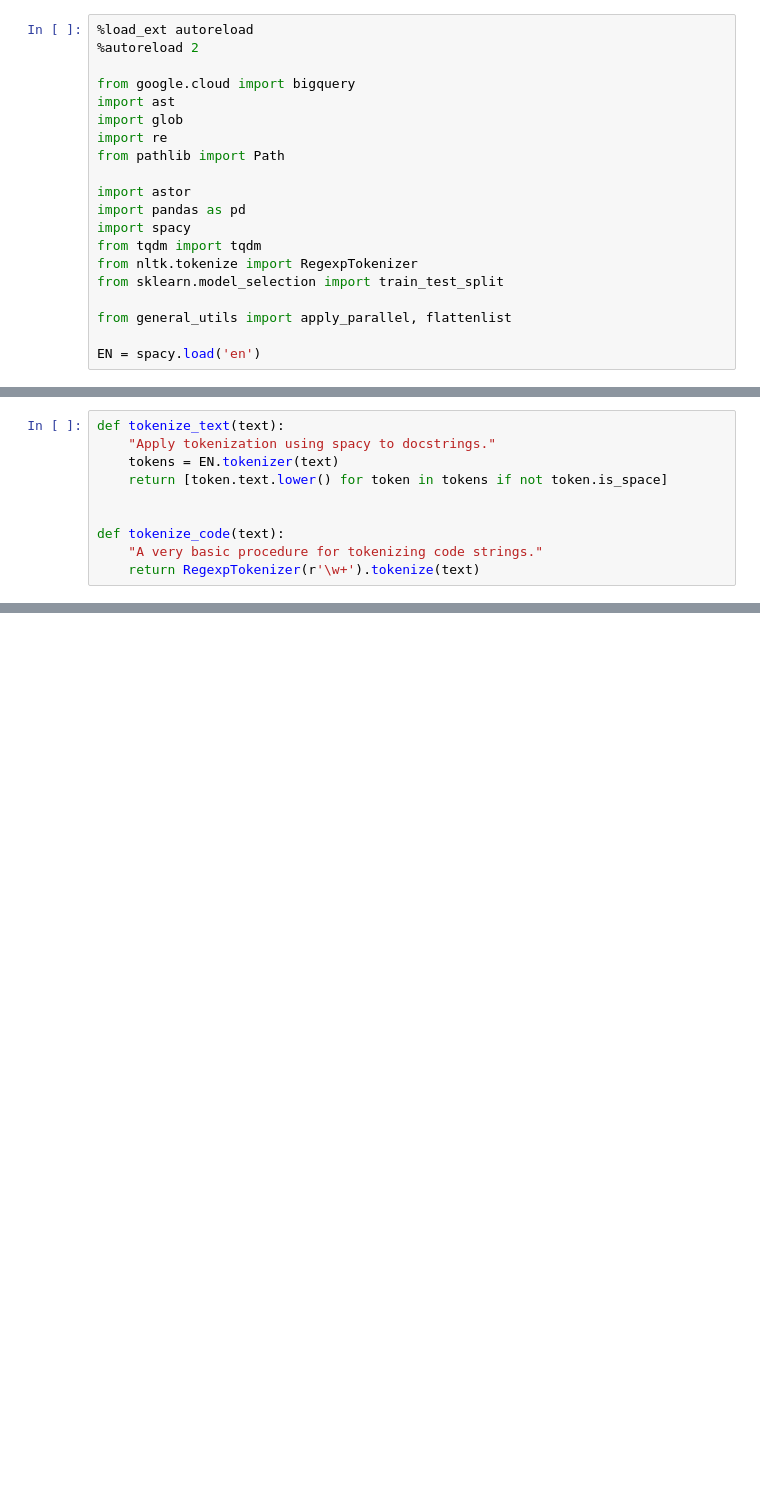
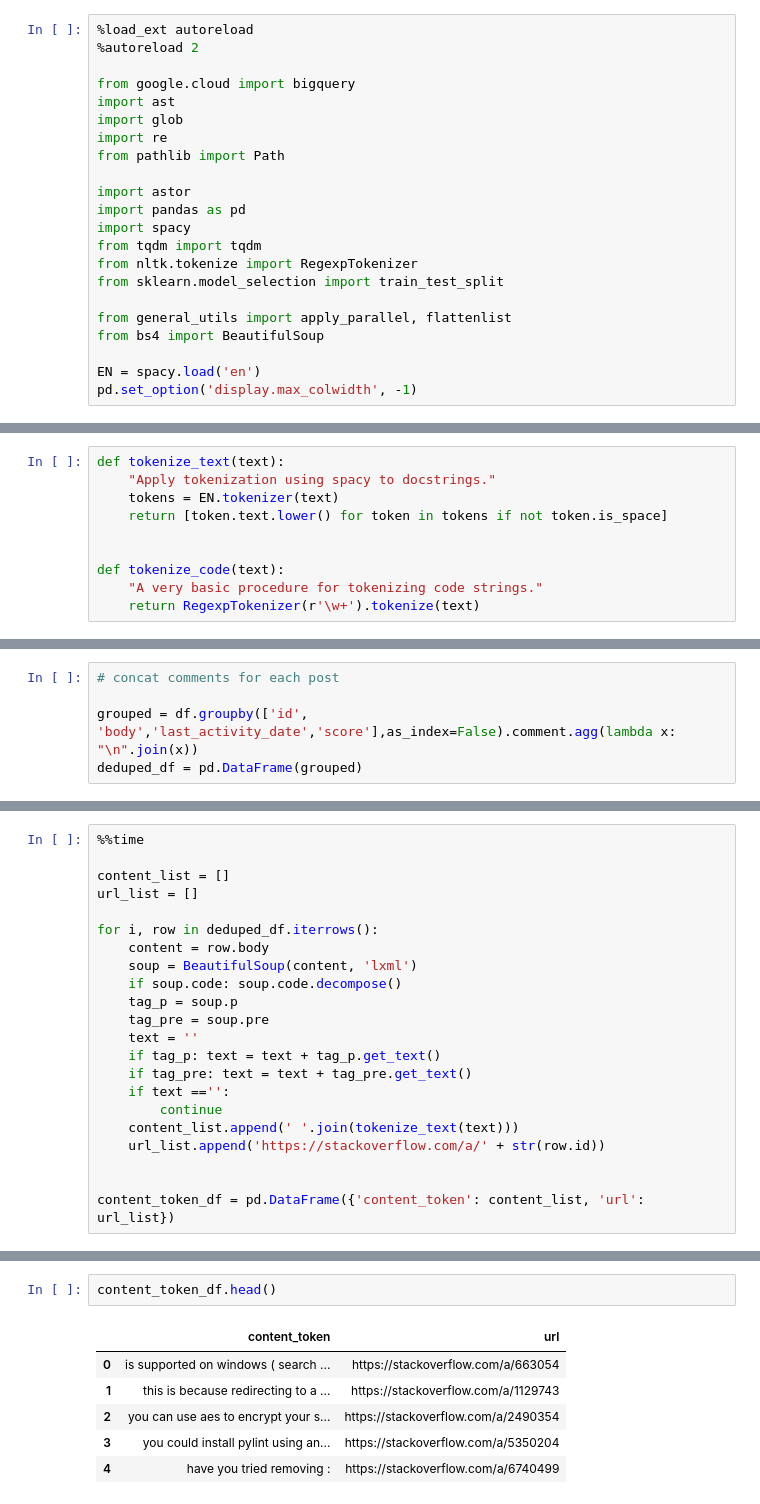
Before and after one commit to qingemeng/410project, a Jupyter notebook: notebooks/Process stackoverflow data.ipynb, the cells around one changed output, grey strips where cells are left out. Saved outputs shown, nothing was run; the diff lists cells and outputs as text; blank space fills up the shorter version.

Commit message:
extract text and url;Write to file

```diff
--- a/notebooks/Process stackoverflow data.ipynb
+++ b/notebooks/Process stackoverflow data.ipynb
@@ -18,5 +18,7 @@ from nltk.tokenize import RegexpTokenizer
 from sklearn.model_selection import train_test_split
 
 from general_utils import apply_parallel, flattenlist
+from bs4 import BeautifulSoup
 
 EN = spacy.load('en')
+pd.set_option('display.max_colwidth', -1)
@@ -81,0 +87,5 @@ def tokenize_code(text):
+# %%
+# concat comments for each post
+
+grouped = df.groupby(['id', 'body','last_activity_date','score'],as_index=False).comment.agg(lambda x: "\n".join(x))
+deduped_df = pd.DataFrame(grouped)
@@ -81,0 +103,22 @@ def tokenize_code(text):
+# %%
+%%time
+
+content_list = []
+url_list = []
+
+for i, row in deduped_df.iterrows():
+    content = row.body
+    soup = BeautifulSoup(content, 'lxml')
+    if soup.code: soup.code.decompose()
+    tag_p = soup.p
+    tag_pre = soup.pre
+    text = ''
+    if tag_p: text = text + tag_p.get_text()
+    if tag_pre: text = text + tag_pre.get_text()
+    if text =='':
+        continue
+    content_list.append(' '.join(tokenize_text(text)))
+    url_list.append('https://stackoverflow.com/a/' + str(row.id))
+
+
+content_token_df = pd.DataFrame({'content_token': content_list, 'url': url_list})
@@ -81,0 +128,9 @@ def tokenize_code(text):
+# %%
+content_token_df.head()
+# %% [output]
+|  | content_token | url |
+| 0 | is supported on windows ( search ... | https://stackoverflow.com/a/663054 |
+| 1 | this is because redirecting to a ... | https://stackoverflow.com/a/1129743 |
+| 2 | you can use aes to encrypt your s... | https://stackoverflow.com/a/2490354 |
+| 3 | you could install pylint using an... | https://stackoverflow.com/a/5350204 |
+| 4 | have you tried removing : | https://stackoverflow.com/a/6740499 |
```
Also changed, not shown: parts of 20 cells of this notebook.
